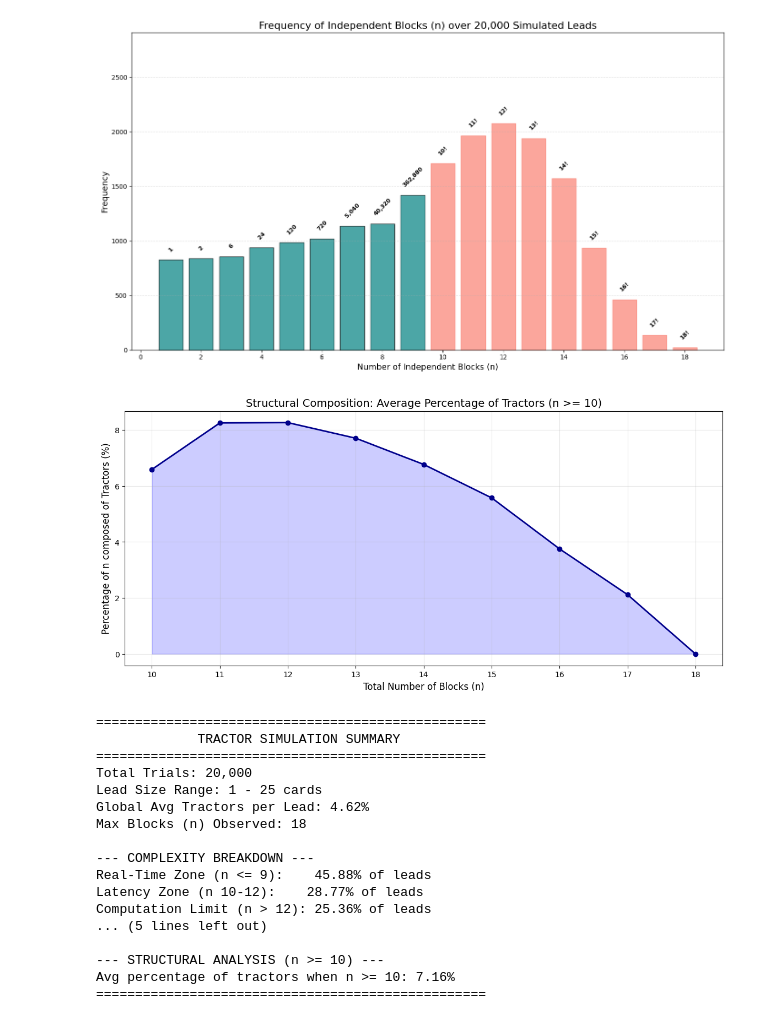
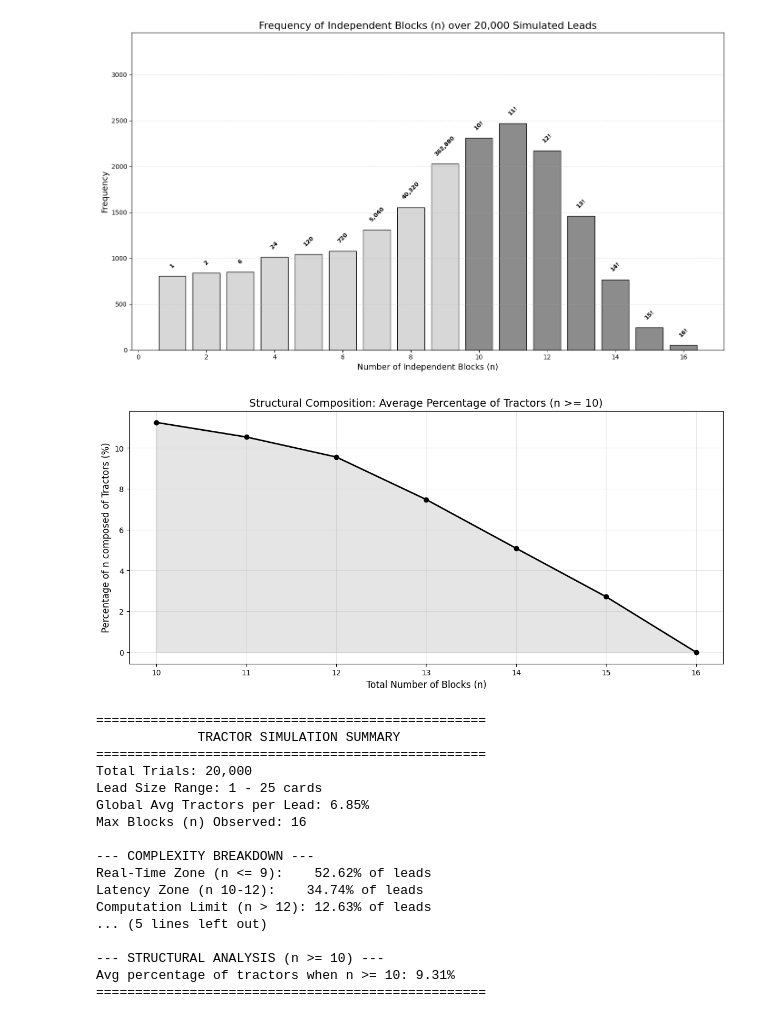
Before and after one commit to tendonintendo/TRACTOR, a Jupyter notebook: src/eval.ipynb, the cells around one changed output. Cells and saved outputs as stored; diff of their text form; code cells hidden in the pictures.

```diff
--- a/src/eval.ipynb
+++ b/src/eval.ipynb
@@ -7,7 +7,7 @@ import numpy as np
 from matplotlib.ticker import MaxNLocator
 
 def simulate_tractor_full_analysis(trials=20000):
-    trump_ranks = list(range(18, 0, -1))
+    trump_ranks = list(range(16, 0, -1))
     full_deck = [r for r in trump_ranks for _ in range(2)]
     n_results = []
     tractor_counts_per_n = {}
@@ -66,31 +66,32 @@ labels, values = zip(*sorted(counts.items()))
 # %%
 plt.figure(figsize=(14, 8))
 plt.ylim(0, max(values) * 1.4)
-bars = plt.bar(labels, values, color='teal', edgecolor='black', alpha=0.7)
+bars = plt.bar(labels, values, color='#d3d3d3', edgecolor='black', alpha=0.9)
 plt.gca().xaxis.set_major_locator(MaxNLocator(integer=True))
 for bar, n in zip(bars, labels):
     yval = bar.get_height()
     label = f"{math.factorial(n):,}" if n < 10 else f"{n}!"
     plt.text(bar.get_x() + bar.get_width()/2, yval + (max(values)*0.03),
              label, ha='center', va='bottom', fontsize=9, fontweight='bold', rotation=45)
     if n >= 10:
-        bar.set_color('salmon')
+        bar.set_color('#808080')
+        bar.set_edgecolor('black')
 plt.title(f"Frequency of Independent Blocks (n) over {trials:,} Simulated Leads", fontsize=16)
 plt.xlabel("Number of Independent Blocks (n)", fontsize=13)
 plt.ylabel("Frequency", fontsize=13)
 plt.grid(axis='y', linestyle='--', alpha=0.4)
 plt.tight_layout()
 plt.show()
 # %% [output]
-[figure, old version]
+[figure, new version]
 # %%
 n_labels_sorted = sorted(tractor_stats.keys())
 high_n_labels = [n for n in n_labels_sorted if n >= 10]
 avg_perc_high_n = [np.mean([(t/n)*100 for t in tractor_stats[n]]) for n in high_n_labels]
 
 plt.figure(figsize=(14, 6))
-plt.plot(high_n_labels, avg_perc_high_n, marker='o', color='darkblue', linewidth=2)
-plt.fill_between(high_n_labels, avg_perc_high_n, alpha=0.2, color='blue')
+plt.plot(high_n_labels, avg_perc_high_n, marker='o', color='black', linewidth=2)
+plt.fill_between(high_n_labels, avg_perc_high_n, alpha=0.2, color='gray')
 plt.gca().xaxis.set_major_locator(MaxNLocator(integer=True))
 plt.title("Structural Composition: Average Percentage of Tractors (n >= 10)", fontsize=14)
 plt.xlabel("Total Number of Blocks (n)", fontsize=12)
@@ -98,7 +99,7 @@ plt.ylabel("Percentage of n composed of Tractors (%)", fontsize=12)
 plt.grid(True, alpha=0.3)
 plt.show()
 # %% [output]
-[figure, old version]
+[figure, new version]
 # %%
 print("\n" + "="*50)
 print("             TRACTOR SIMULATION SUMMARY             ")
@@ -142,15 +143,15 @@ print("="*50)
 ==================================================
 Total Trials: 20,000
 Lead Size Range: 1 - 25 cards
-Global Avg Tractors per Lead: 4.62%
-Max Blocks (n) Observed: 18
+Global Avg Tractors per Lead: 6.85%
+Max Blocks (n) Observed: 16
 
 --- COMPLEXITY BREAKDOWN ---
-Real-Time Zone (n <= 9):    45.88% of leads
-Latency Zone (n 10-12):    28.77% of leads
-Computation Limit (n > 12): 25.36% of leads
+Real-Time Zone (n <= 9):    52.62% of leads
+Latency Zone (n 10-12):    34.74% of leads
+Computation Limit (n > 12): 12.63% of leads
 ... (5 lines left out)
 
 --- STRUCTURAL ANALYSIS (n >= 10) ---
-Avg percentage of tractors when n >= 10: 7.16%
+Avg percentage of tractors when n >= 10: 9.31%
 ==================================================
```
Also changed, not shown: parts of 3 cells of this notebook.
